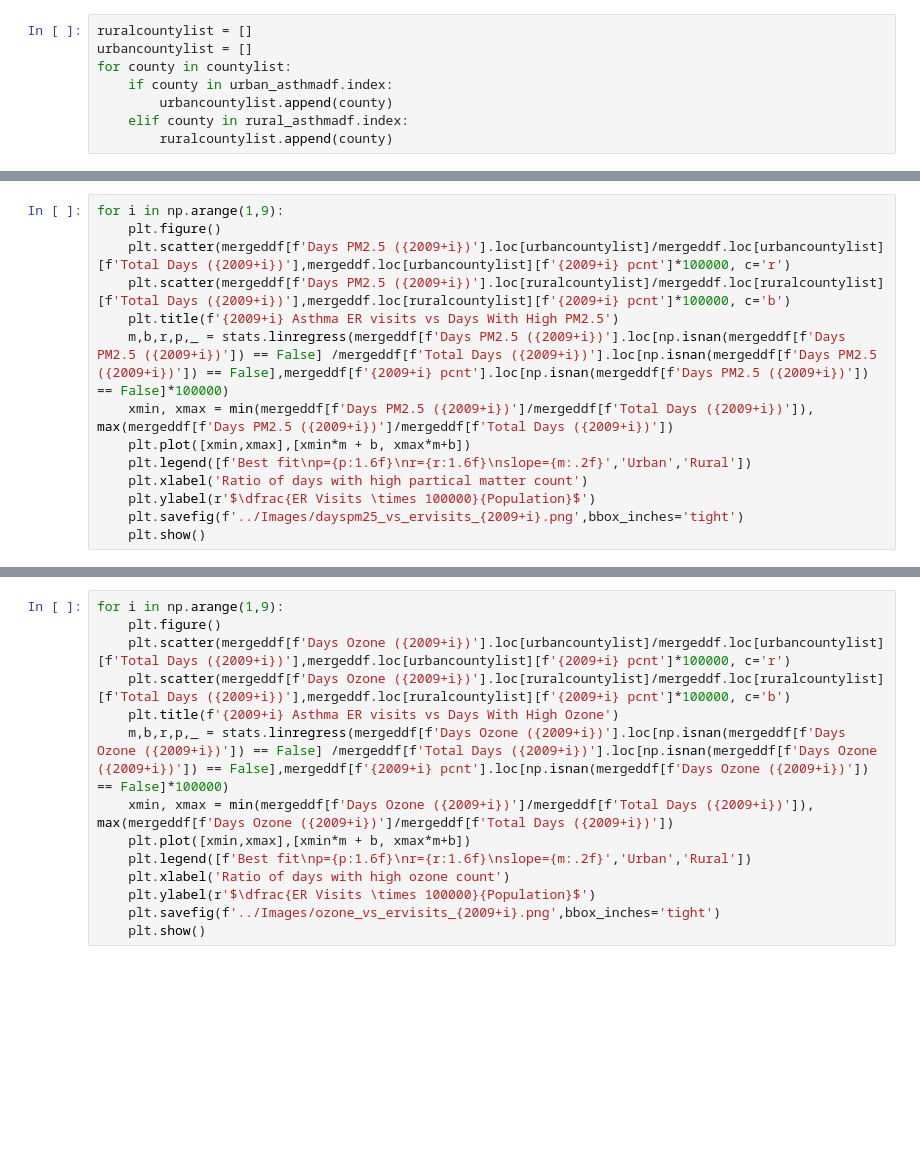
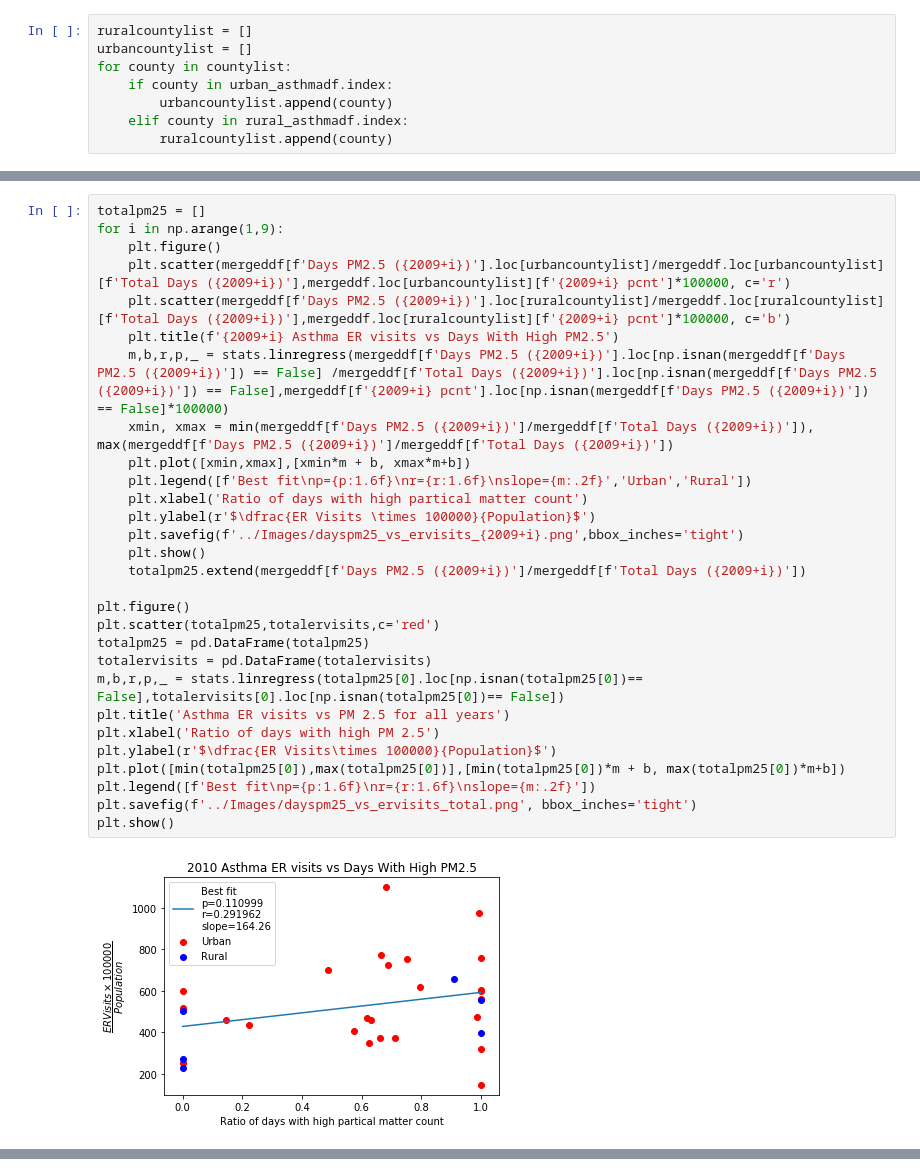
Before and after one commit to ghteds/healthproject, a Jupyter notebook: Code/Air & Asthma.ipynb, the cells around one changed output, grey strips where cells are left out. Saved outputs shown, nothing was run; the diff lists cells and outputs as text; blank space fills up the shorter version.

```diff
--- a/Code/Air & Asthma.ipynb
+++ b/Code/Air & Asthma.ipynb
@@ -416,14 +446,31 @@ for i in np.arange(1,9):
 # %%
+totalpm25 = []
 for i in np.arange(1,9):
     plt.figure()
     plt.scatter(mergeddf[f'Days PM2.5 ({2009+i})'].loc[urbancountylist]/mergeddf.loc[urbancountylist][f'Total Days ({2009+i})'],mergeddf.loc[urbancountylist][f'{2009+i} pcnt']*100000, c='r')
     plt.scatter(mergeddf[f'Days PM2.5 ({2009+i})'].loc[ruralcountylist]/mergeddf.loc[ruralcountylist][f'Total Days ({2009+i})'],mergeddf.loc[ruralcountylist][f'{2009+i} pcnt']*100000, c='b')
     plt.title(f'{2009+i} Asthma ER visits vs Days With High PM2.5')
     m,b,r,p,_ = stats.linregress(mergeddf[f'Days PM2.5 ({2009+i})'].loc[np.isnan(mergeddf[f'Days PM2.5 ({2009+i})']) == False] /mergeddf[f'Total Days ({2009+i})'].loc[np.isnan(mergeddf[f'Days PM2.5 ({2009+i})']) == False],mergeddf[f'{2009+i} pcnt'].loc[np.isnan(mergeddf[f'Days PM2.5 ({2009+i})']) == False]*100000)
     xmin, xmax = min(mergeddf[f'Days PM2.5 ({2009+i})']/mergeddf[f'Total Days ({2009+i})']), max(mergeddf[f'Days PM2.5 ({2009+i})']/mergeddf[f'Total Days ({2009+i})'])
     plt.plot([xmin,xmax],[xmin*m + b, xmax*m+b])
     plt.legend([f'Best fit\np={p:1.6f}\nr={r:1.6f}\nslope={m:.2f}','Urban','Rural'])
     plt.xlabel('Ratio of days with high partical matter count')
     plt.ylabel(r'$\dfrac{ER Visits \times 100000}{Population}$')
     plt.savefig(f'../Images/dayspm25_vs_ervisits_{2009+i}.png',bbox_inches='tight')
     plt.show()
+    totalpm25.extend(mergeddf[f'Days PM2.5 ({2009+i})']/mergeddf[f'Total Days ({2009+i})'])
+
+plt.figure()
+plt.scatter(totalpm25,totalervisits,c='red')
+totalpm25 = pd.DataFrame(totalpm25)
+totalervisits = pd.DataFrame(totalervisits)
+m,b,r,p,_ = stats.linregress(totalpm25[0].loc[np.isnan(totalpm25[0])== False],totalervisits[0].loc[np.isnan(totalpm25[0])== False])
+plt.title('Asthma ER visits vs PM 2.5 for all years')
+plt.xlabel('Ratio of days with high PM 2.5')
+plt.ylabel(r'$\dfrac{ER Visits\times 100000}{Population}$')
+plt.plot([min(totalpm25[0]),max(totalpm25[0])],[min(totalpm25[0])*m + b, max(totalpm25[0])*m+b])
+plt.legend([f'Best fit\np={p:1.6f}\nr={r:1.6f}\nslope={m:.2f}'])
+plt.savefig(f'../Images/dayspm25_vs_ervisits_total.png', bbox_inches='tight')
+plt.show()
+# %% [output]
+[figure, added]
@@ -430,14 +484,0 @@ for i in np.arange(1,9):
-# %%
-for i in np.arange(1,9):
-    plt.figure()
-    plt.scatter(mergeddf[f'Days Ozone ({2009+i})'].loc[urbancountylist]/mergeddf.loc[urbancountylist][f'Total Days ({2009+i})'],mergeddf.loc[urbancountylist][f'{2009+i} pcnt']*100000, c='r')
-    plt.scatter(mergeddf[f'Days Ozone ({2009+i})'].loc[ruralcountylist]/mergeddf.loc[ruralcountylist][f'Total Days ({2009+i})'],mergeddf.loc[ruralcountylist][f'{2009+i} pcnt']*100000, c='b')
-    plt.title(f'{2009+i} Asthma ER visits vs Days With High Ozone')
-    m,b,r,p,_ = stats.linregress(mergeddf[f'Days Ozone ({2009+i})'].loc[np.isnan(mergeddf[f'Days Ozone ({2009+i})']) == False] /mergeddf[f'Total Days ({2009+i})'].loc[np.isnan(mergeddf[f'Days Ozone ({2009+i})']) == False],mergeddf[f'{2009+i} pcnt'].loc[np.isnan(mergeddf[f'Days Ozone ({2009+i})']) == False]*100000)
-    xmin, xmax = min(mergeddf[f'Days Ozone ({2009+i})']/mergeddf[f'Total Days ({2009+i})']), max(mergeddf[f'Days Ozone ({2009+i})']/mergeddf[f'Total Days ({2009+i})'])
-    plt.plot([xmin,xmax],[xmin*m + b, xmax*m+b])
-    plt.legend([f'Best fit\np={p:1.6f}\nr={r:1.6f}\nslope={m:.2f}','Urban','Rural'])
-    plt.xlabel('Ratio of days with high ozone count')
-    plt.ylabel(r'$\dfrac{ER Visits \times 100000}{Population}$')
-    plt.savefig(f'../Images/ozone_vs_ervisits_{2009+i}.png',bbox_inches='tight')
-    plt.show()
```
Also changed, not shown: parts of 15 cells of this notebook.
